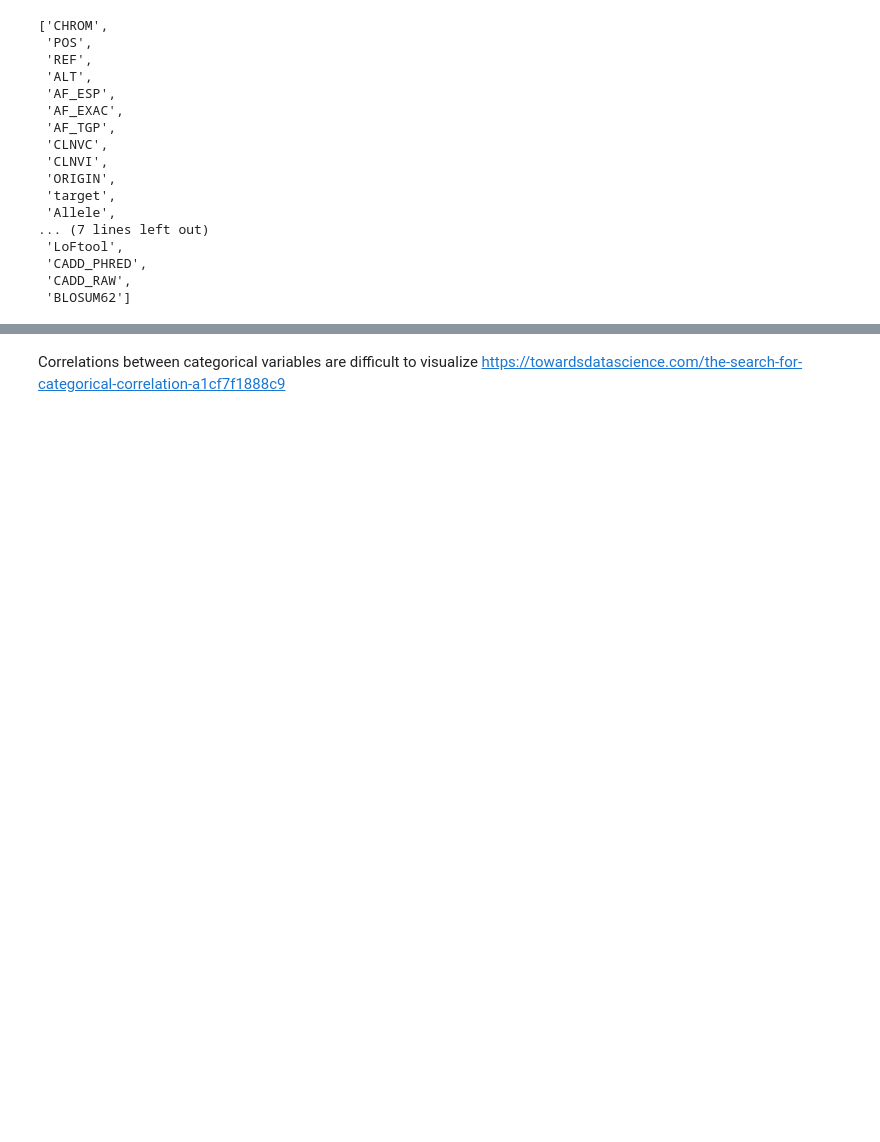
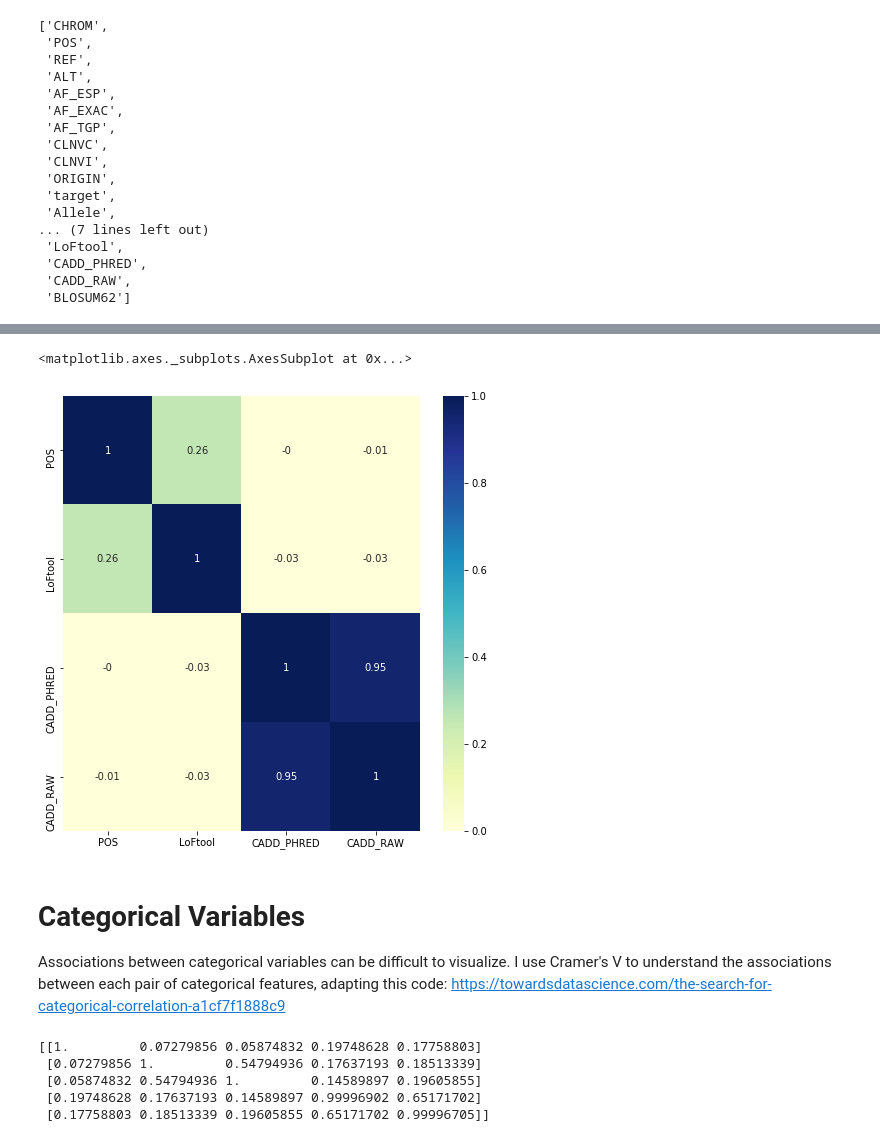
Before and after one commit to DavidBraslow/dsc-3-final-project-online-ds-sp-000, a Jupyter notebook: student.ipynb, the cells around one changed output, grey strips where cells are left out. Drawn from its saved outputs; the diff is of its cells as text; code cells hidden in the pictures; blank space fills up the shorter version.

```diff
--- a/student.ipynb
+++ b/student.ipynb
@@ -611,0 +665,10 @@ orig_feat = list(df.columns[0:22])
+# %%
+plt.figure(figsize=(8,8))
+sns.heatmap(features[num_var_list].corr(),
+            vmin=0,
+            vmax=1,
+            cmap='YlGnBu',
+            annot=np.round(features[num_var_list].corr(), 2))
+# %% [output]
+<matplotlib.axes._subplots.AxesSubplot at 0x...>
+[figure, added]
@@ -612,4 +677,5 @@ orig_feat = list(df.columns[0:22])
 # %% [markdown]
-Correlations between categorical variables are difficult to visualize
-https://towardsdatascience.com/the-search-for-categorical-correlation-a1cf7f1888c9
+# Categorical Variables
+
+Associations between categorical variables can be difficult to visualize. I use Cramer's V to understand the associations between each pair of categorical features, adapting this code: https://towardsdatascience.com/the-search-for-categorical-correlation-a1cf7f1888c9
 # %%
@@ -624,3 +691,17 @@ def cramers_v(x, y):
     rcorr = r-((r-1)**2)/(n-1)
     kcorr = k-((k-1)**2)/(n-1)
     return np.sqrt(phi2corr/min((kcorr-1),(rcorr-1)))
+# %%
+num_feat = len(orig_feat_cat)
+cat_corr_arr = np.empty((num_feat, num_feat))
+for i, row in enumerate(orig_feat_cat):
+    for j, col in enumerate(orig_feat_cat):
+        #print((i, j))
+        cat_corr_arr[i, j] = cramers_v(features[row], features[col])
+print(cat_corr_arr[0:5, 0:5])
+# %% [output]
+[[1.         0.07279856 0.05874832 0.19748628 0.17758803]
+ [0.07279856 1.         0.54794936 0.17637193 0.18513339]
+ [0.05874832 0.54794936 1.         0.14589897 0.19605855]
+ [0.19748628 0.17637193 0.14589897 0.99996902 0.65171702]
+ [0.17758803 0.18513339 0.19605855 0.65171702 0.99996705]]
```
Also changed, not shown: parts of 25 cells of this notebook.
